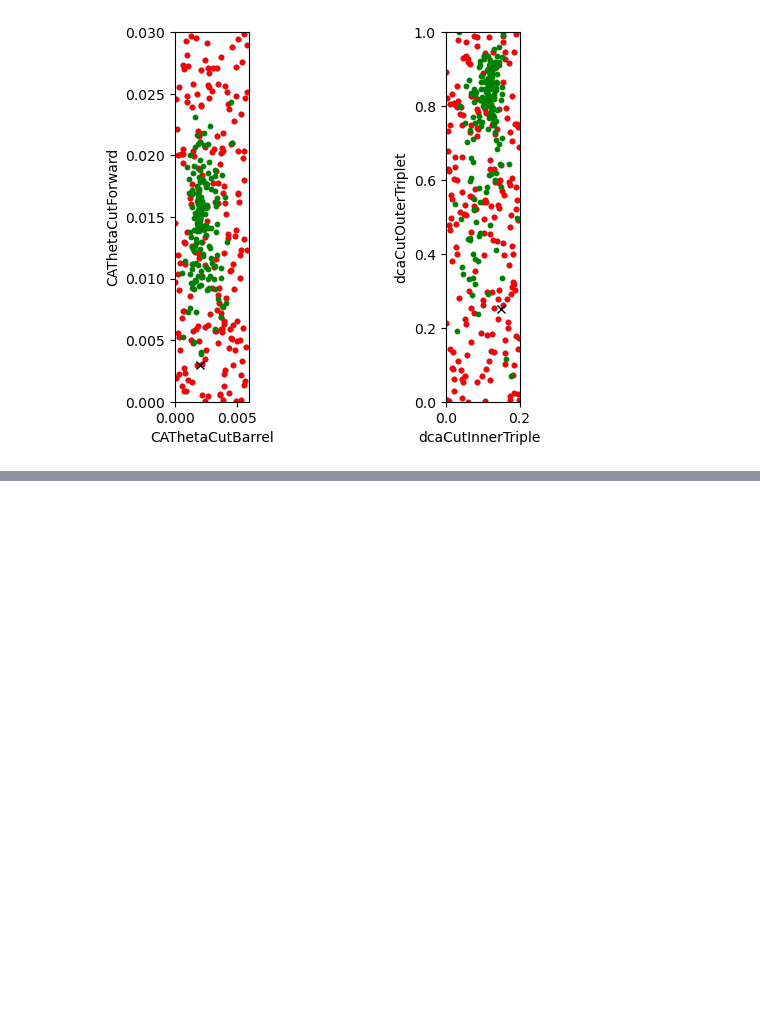
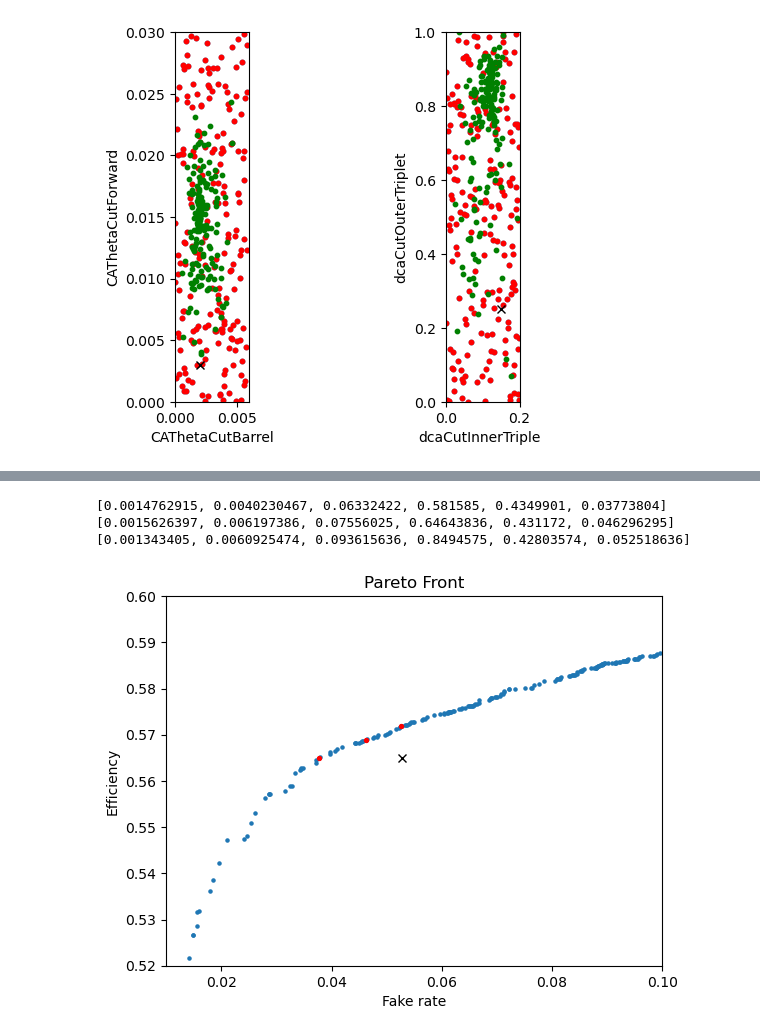
Before and after one commit to lguzzi/CA-parameter-tuning, a Jupyter notebook: plotting.ipynb, the cells around one changed output, grey strips where cells are left out. Saved outputs shown, nothing was run; the diff lists cells and outputs as text; code cells hidden in the pictures; blank space fills up the shorter version.

Commit message:
get dominating solutions

```diff
--- a/plotting.ipynb
+++ b/plotting.ipynb
@@ -112,0 +113,37 @@ plt.show()
+# %%
+i = 0
+dominating = pareto_front.copy()
+while True:
+    if i >= len(dominating):
+        break
+    if pareto_x[i] > default_metrics[1] or pareto_y[i] < 1 - default_metrics[0]:
+        del pareto_x[i]
+        del pareto_y[i]
+        dominating = np.delete(dominating, i, 0)
+    else:
+        i += 1
+dominating = dominating[dominating[:, 5].argsort()].tolist()
+print(dominating[0])
+print(dominating[int(len(dominating) / 2)])
+print(dominating[-1])
+# %% [output]
+[0.0014762915, 0.0040230467, 0.06332422, 0.581585, 0.4349901, 0.03773804]
+[0.0015626397, 0.006197386, 0.07556025, 0.64643836, 0.431172, 0.046296295]
+[0.001343405, 0.0060925474, 0.093615636, 0.8494575, 0.42803574, 0.052518636]
+# %%
+point1 = dominating[0]
+point2 = dominating[int(len(dominating) / 2)]
+point3 = dominating[-1]
+
+
+plt.scatter(pareto_x, pareto_y, s=5)
+plt.plot(default_metrics[1], 1 - default_metrics[0], 'x', color='black')
+plt.scatter([point1[5], point2[5], point3[5]], [1 - point1[4], 1 - point2[4], 1 - point3[4]], color='red', s=8)
+plt.xlim(0.01, 0.1)
+plt.ylim(0.52, 0.6)
+plt.xlabel("Fake rate")
+plt.ylabel("Efficiency")
+plt.title("Pareto Front")
+plt.show()
+# %% [output]
+[figure, added]
```
Also changed, not shown: parts of 1 cell of this notebook.
